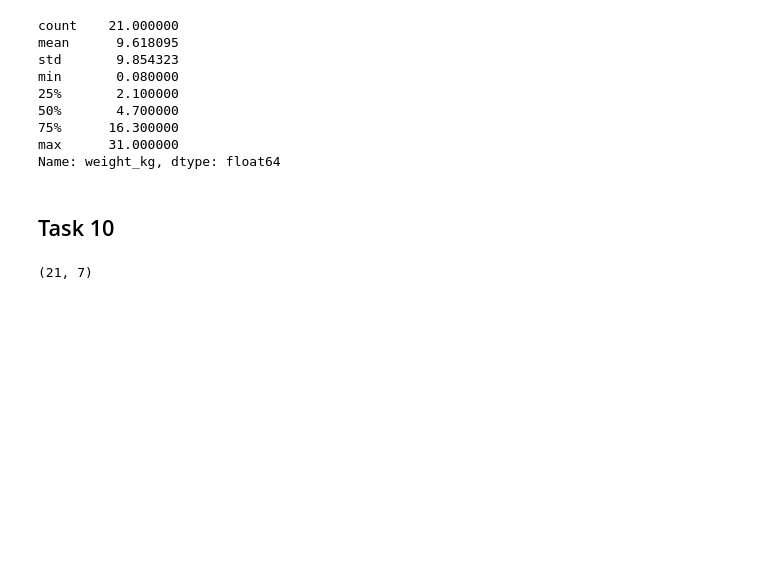
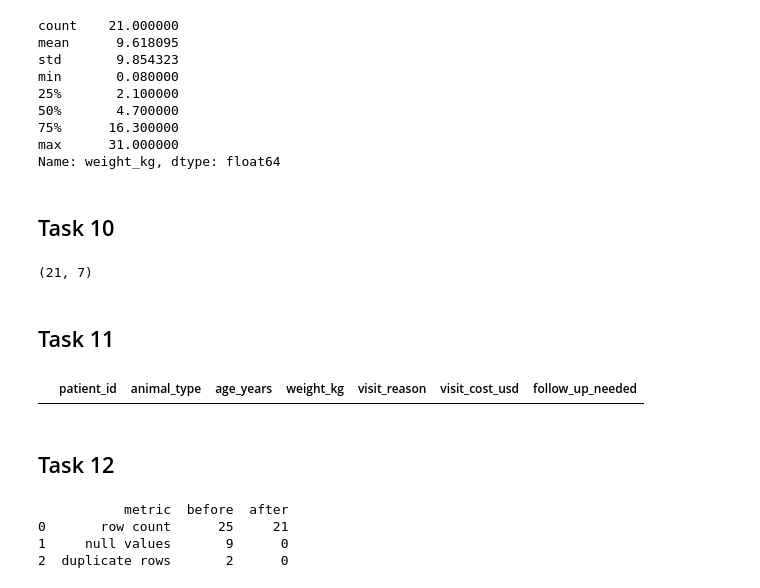
Before and after one commit to crussell1856/Clean-Data, a Jupyter notebook: Clean-Data-Exercise.ipynb, the cells around one changed output. Cells and saved outputs as stored; diff of their text form; code cells hidden in the pictures; blank space fills up the shorter version.

```diff
--- a/Clean-Data-Exercise.ipynb
+++ b/Clean-Data-Exercise.ipynb
@@ -325,2 +333,27 @@ clinic.shape
 # %% [output]
 (21, 7)
+# %% [markdown]
+## Task 11
+# %%
+clinic[clinic.duplicated(subset = ['patient_id'], keep=False)]
+# There are no duplicate patient ids
+# %% [output]
+|  | patient_id | animal_type | age_years | weight_kg | visit_reason | visit_cost_usd | follow_up_needed |
+# %% [markdown]
+## Task 12
+# %%
+summary = pd.DataFrame({
+    "metric": ["row count", "null values", "duplicate rows"],
+    "before": [start_rows, start_nulls, start_duplicates],
+    "after": [
+        clinic.shape[0],
+        clinic.isna().sum().sum(),
+        clinic.duplicated().sum()
+    ]
+})
+print(summary)
+# %% [output]
+           metric  before  after
+0       row count      25     21
+1     null values       9      0
+2  duplicate rows       2      0
```
Also changed, not shown: parts of 9 cells of this notebook.
